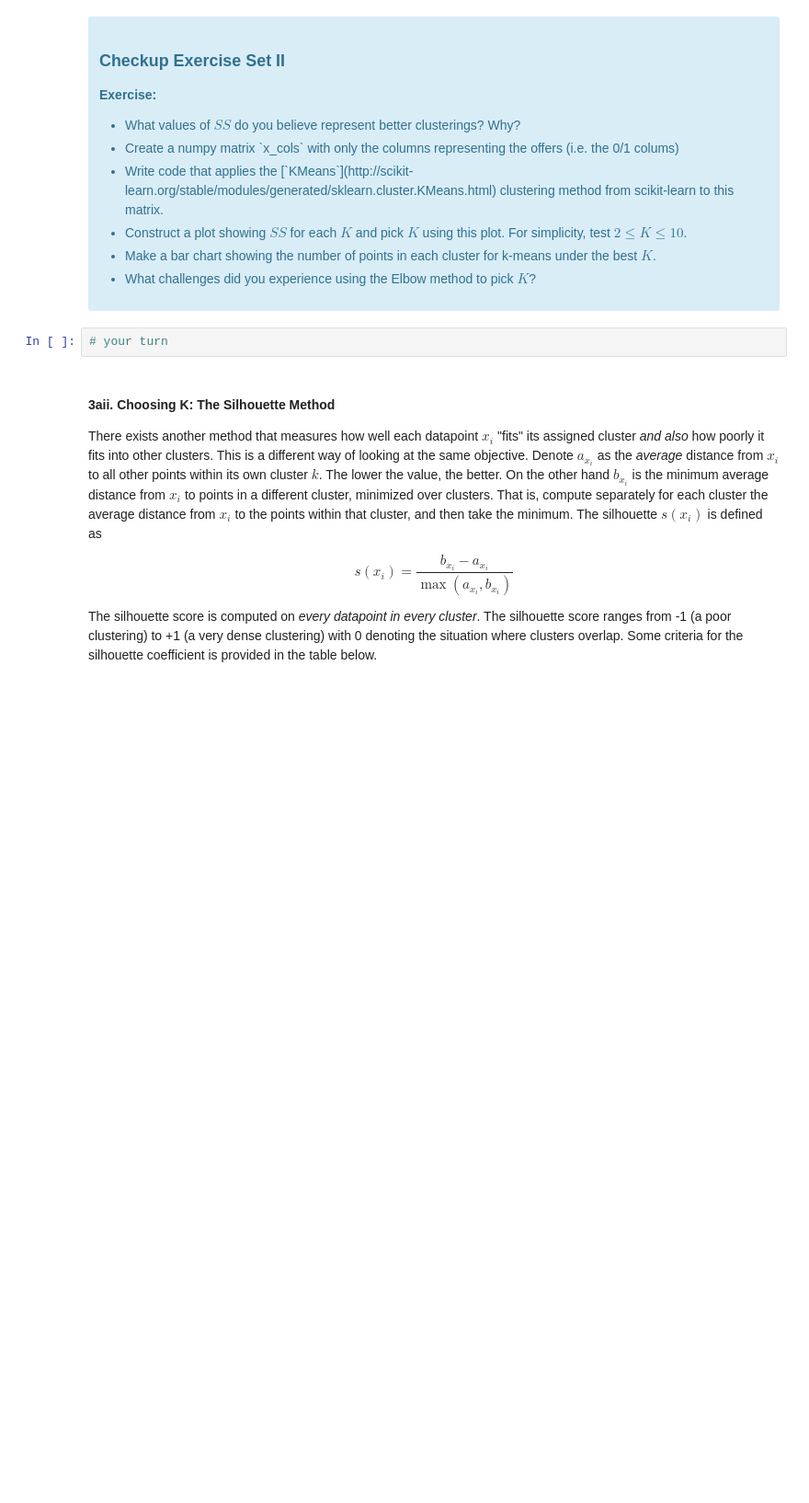
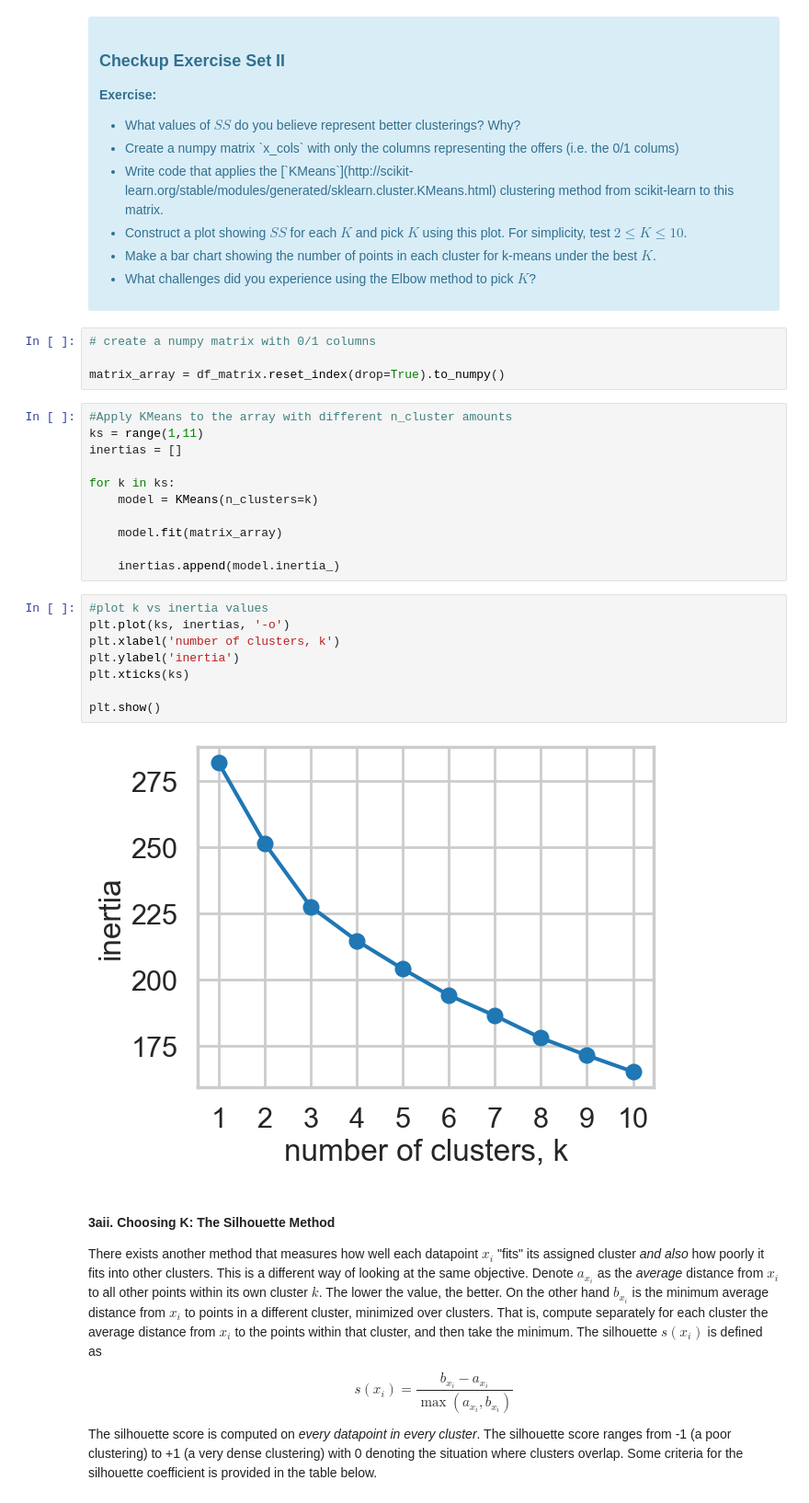
Before and after one commit to BrettlyCD/pca, a Jupyter notebook: Clustering Case Study - Customer Segmentation with K-Means - Tier 3.ipynb, the cells around one changed output. Shown at 92% size. Saved outputs shown, nothing was run; the diff lists cells and outputs as text; blank space fills up the shorter version.

```diff
--- a/Clustering Case Study - Customer Segmentation with K-Means - Tier 3.ipynb
+++ b/Clustering Case Study - Customer Segmentation with K-Means - Tier 3.ipynb
@@ -137,8 +139,31 @@ where $x_i$ is a point, $C_k$ represents cluster $k$ and $\mu_k$ is the centroid
 <li> What challenges did you experience using the Elbow method to pick $K$?
 </ul>
 </div>
-# %%
-# your turn
+# %%
+# create a numpy matrix with 0/1 columns
+
+matrix_array = df_matrix.reset_index(drop=True).to_numpy()
+# %%
+#Apply KMeans to the array with different n_cluster amounts
+ks = range(1,11)
+inertias = []
+
+for k in ks:
+    model = KMeans(n_clusters=k)
+
+    model.fit(matrix_array)
+
+    inertias.append(model.inertia_)
+# %%
+#plot k vs inertia values
+plt.plot(ks, inertias, '-o')
+plt.xlabel('number of clusters, k')
+plt.ylabel('inertia')
+plt.xticks(ks)
+
+plt.show()
+# %% [output]
+[figure, added]
 # %% [markdown]
 #### 3aii. Choosing K: The Silhouette Method
 
```
Also changed, not shown: parts of 1 cell of this notebook.
